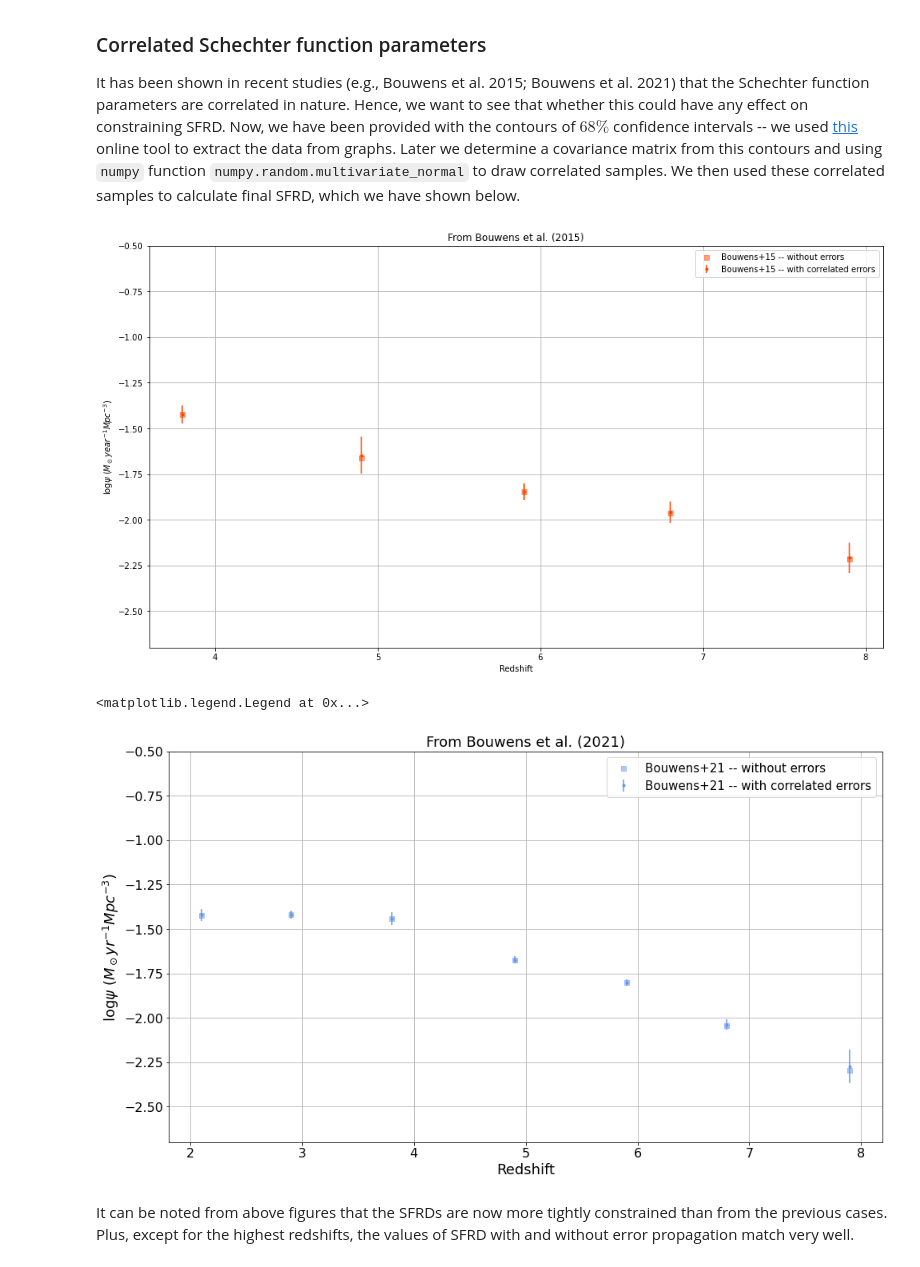
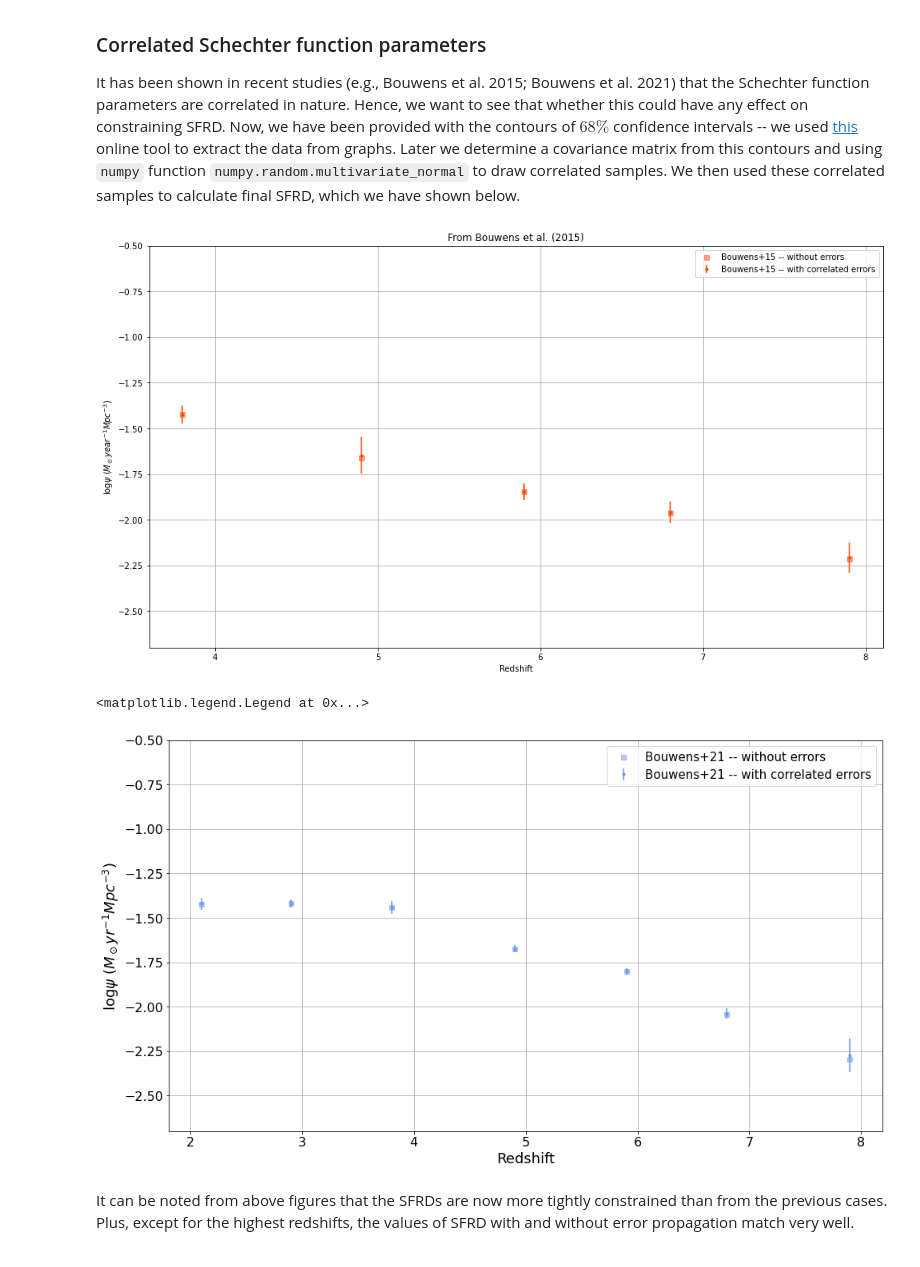
Before and after one commit to Jayshil/csfrd, a Jupyter notebook: Results/res.ipynb, the cells around one changed output. Cells and saved outputs as stored; diff of their text form; code cells hidden in the pictures.

Commit message:
Updated plot

```diff
--- a/Results/res.ipynb
+++ b/Results/res.ipynb
@@ -331,34 +331,34 @@ It has been shown in recent studies (e.g., Bouwens et al. 2015; Bouwens et al. 2
 # Computation from Bouwens 2015 and Bouwens 2021
 sfrd_cor_bou15, sfrd_cor_err_bou15 = np.loadtxt('Bou15_w_wo_cor.dat', usecols=(4,5), unpack=True)
 sfrd_cor_bou21, sfrd_cor_err_bou21 = np.loadtxt('Bou21_w_wo_cor.dat', usecols=(4,5), unpack=True)
 
 log_sfrd_cor_bou15, log_sfrd_cor_err_bou15 = utl.log_err(sfrd_cor_bou15, sfrd_cor_err_bou15)
 log_sfrd_cor_bou21, log_sfrd_cor_err_bou21 = utl.log_err(sfrd_cor_bou21, sfrd_cor_err_bou21)
 
 plt.figure(figsize=(16,9))
 plt.scatter(zbou15, log_sfrd_bou15_wo, marker='s', c='orangered', label='Bouwens+15 -- without errors', alpha=0.5)
 plt.errorbar(zbou15, log_sfrd_cor_bou15, yerr=log_sfrd_cor_err_bou15, fmt='.', label='Bouwens+15 -- with correlated errors', c='orangered')
 plt.title('From Bouwens et al. (2015)')
 plt.xlabel('Redshift')
 plt.ylabel(r'$\log{\psi}$ ($M_\odot year^{-1} Mpc^{-3}$)')
 plt.grid()
 plt.ylim([-2.7, -0.5])
 plt.legend(loc='best')
 plt.show()
 plt.figure(figsize=(16,9))
 plt.scatter(zbou21, log_sfrd_bou21_wo, marker='s', c='cornflowerblue', label='Bouwens+21 -- without errors', alpha=0.5)
 plt.errorbar(zbou21, log_sfrd_cor_bou21, yerr=log_sfrd_cor_err_bou21, fmt='.', label='Bouwens+21 -- with correlated errors', c='cornflowerblue')
-plt.title('From Bouwens et al. (2021)', fontsize= 18)
+#plt.title('From Bouwens et al. (2021)', fontsize= 18)
 plt.xlabel('Redshift', fontsize= 18)
 plt.ylabel(r'$\log{\psi}$ ($M_\odot yr^{-1} Mpc^{-3}$)', fontsize= 18)
 plt.grid()
 plt.ylim([-2.7, -0.5])
 plt.xticks(fontsize= 16)
 plt.yticks(fontsize= 16)
 plt.legend(loc='best', fontsize= 15)
 # %% [output]
 [figure]
 <matplotlib.legend.Legend at 0x...>
-[figure, old version]
+[figure, new version]
 # %% [markdown]
 It can be noted from above figures that the SFRDs are now more tightly constrained than from the previous cases. Plus, except for the highest redshifts, the values of SFRD with and without error propagation match very well.
```
Also changed, not shown: parts of 1 cell of this notebook, 2 other files.
